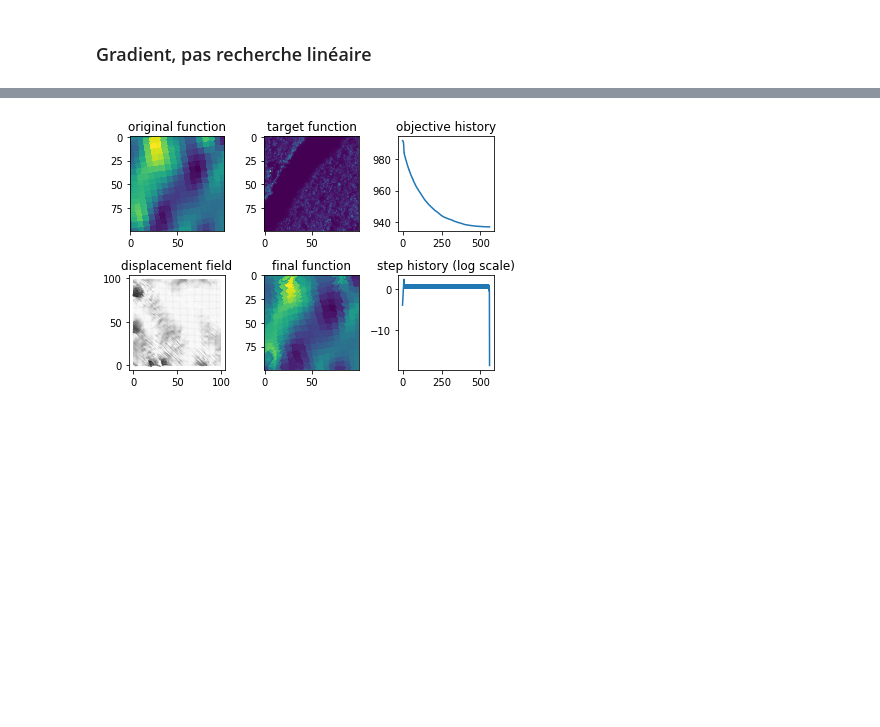
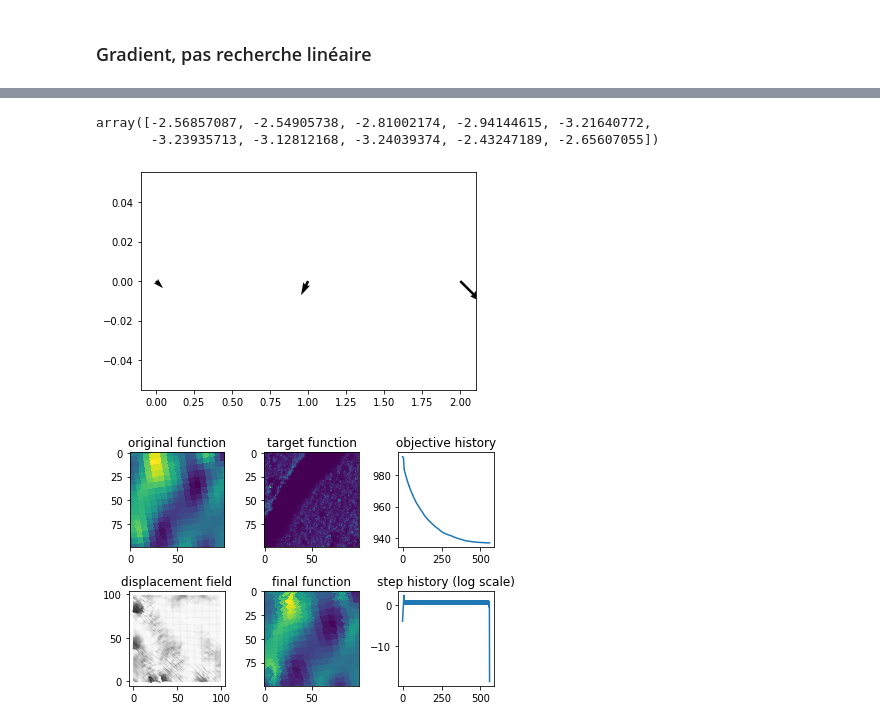
Before and after one commit to YamSok/CESBIO_BIOMASS, a Jupyter notebook: optim.ipynb, the cells around one changed output, grey strips where cells are left out. Drawn from its saved outputs; the diff is of its cells as text; code cells hidden in the pictures; blank space fills up the shorter version.

```diff
--- a/optim.ipynb
+++ b/optim.ipynb
@@ -302,5 +335,18 @@ NameError: name 'RecalageDG' is not defined
 # %%
 res.append([ux,uy,CF,step,niter])
+# %%
+uy[9,:10]
+# %% [output]
+array([-2.56857087, -2.54905738, -2.81002174, -2.94144615, -3.21640772,
+       -3.23935713, -3.12812168, -3.24039374, -2.43247189, -2.65607055])
+# %%
+x = [1,-1,3]
+y = [-1,-2,-3]
+# %%
+plt.quiver(x,y)
+plt.show()
+# %% [output]
+[figure, added]
 # %%
 fig, ax = plt.subplots(2,3)
 ax[0,0].imshow(original)
```
Also changed, not shown: parts of 3 cells of this notebook, 1 other file.
